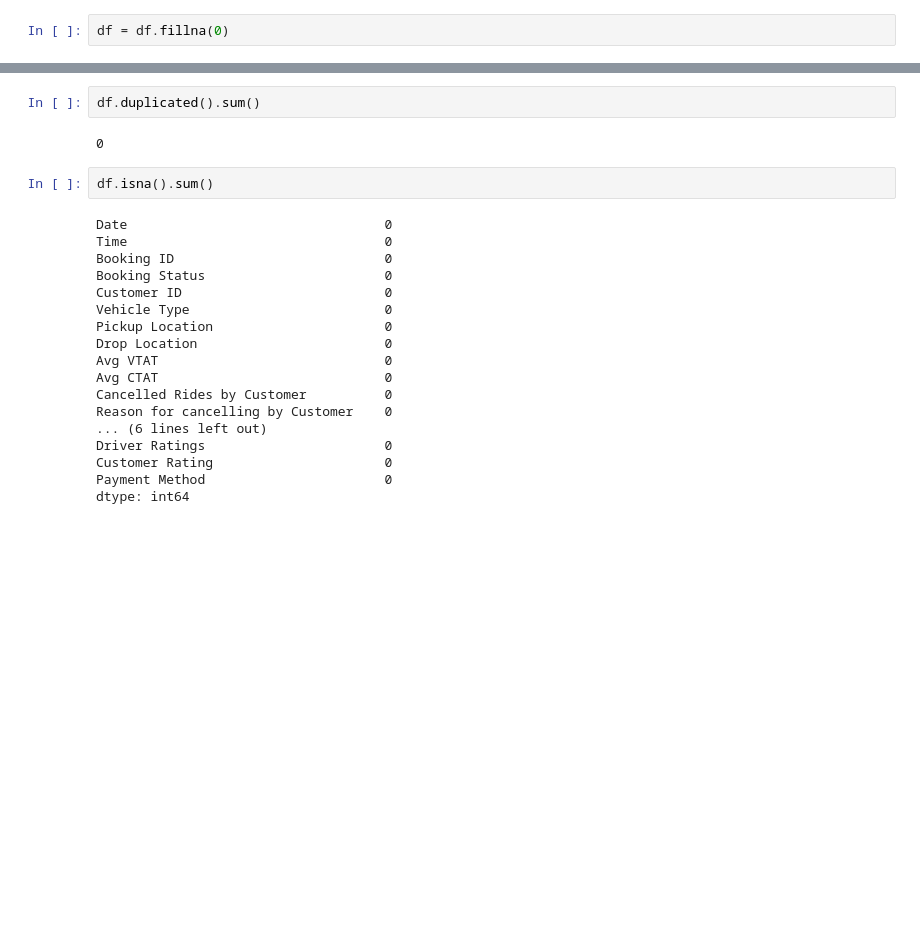
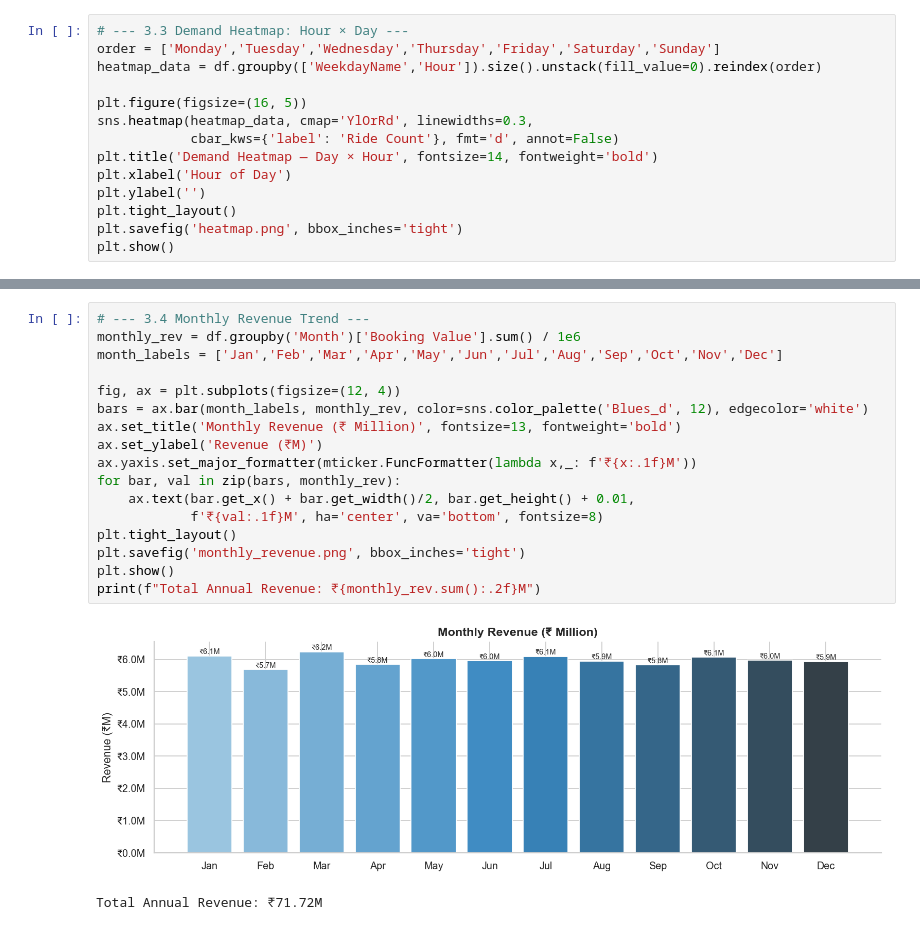
Before and after one commit to IAN-RIUA/Uber_rides, a Jupyter notebook: index.ipynb, the cells around one changed output, grey strips where cells are left out. Saved outputs shown, nothing was run; the diff lists cells and outputs as text; blank space fills up the shorter version.

```diff
--- a/index.ipynb
+++ b/index.ipynb
@@ -53,2 +153,14 @@ memory usage: 24.0+ MB
 # %%
-df = df.fillna(0)
+# --- 3.3 Demand Heatmap: Hour × Day ---
+order = ['Monday','Tuesday','Wednesday','Thursday','Friday','Saturday','Sunday']
+heatmap_data = df.groupby(['WeekdayName','Hour']).size().unstack(fill_value=0).reindex(order)
+
+plt.figure(figsize=(16, 5))
+sns.heatmap(heatmap_data, cmap='YlOrRd', linewidths=0.3,
+            cbar_kws={'label': 'Ride Count'}, fmt='d', annot=False)
+plt.title('Demand Heatmap — Day × Hour', fontsize=14, fontweight='bold')
+plt.xlabel('Hour of Day')
+plt.ylabel('')
+plt.tight_layout()
+plt.savefig('heatmap.png', bbox_inches='tight')
+plt.show()
@@ -55,24 +169,20 @@ df = df.fillna(0)
 # %%
-df.duplicated().sum()
+# --- 3.4 Monthly Revenue Trend ---
+monthly_rev = df.groupby('Month')['Booking Value'].sum() / 1e6
+month_labels = ['Jan','Feb','Mar','Apr','May','Jun','Jul','Aug','Sep','Oct','Nov','Dec']
+
+fig, ax = plt.subplots(figsize=(12, 4))
+bars = ax.bar(month_labels, monthly_rev, color=sns.color_palette('Blues_d', 12), edgecolor='white')
+ax.set_title('Monthly Revenue (₹ Million)', fontsize=13, fontweight='bold')
+ax.set_ylabel('Revenue (₹M)')
+ax.yaxis.set_major_formatter(mticker.FuncFormatter(lambda x,_: f'₹{x:.1f}M'))
+for bar, val in zip(bars, monthly_rev):
+    ax.text(bar.get_x() + bar.get_width()/2, bar.get_height() + 0.01,
+            f'₹{val:.1f}M', ha='center', va='bottom', fontsize=8)
+plt.tight_layout()
+plt.savefig('monthly_revenue.png', bbox_inches='tight')
+plt.show()
+print(f"Total Annual Revenue: ₹{monthly_rev.sum():.2f}M")
 # %% [output]
+[figure, added]
-0
+Total Annual Revenue: ₹71.72M
-# %%
-df.isna().sum()
-# %% [output]
-Date                                 0
-Time                                 0
-Booking ID                           0
-Booking Status                       0
-Customer ID                          0
-Vehicle Type                         0
-Pickup Location                      0
-Drop Location                        0
-Avg VTAT                             0
-Avg CTAT                             0
-Cancelled Rides by Customer          0
-Reason for cancelling by Customer    0
-... (6 lines left out)
-Driver Ratings                       0
-Customer Rating                      0
-Payment Method                       0
-dtype: int64
```
Also changed, not shown: parts of 27 cells of this notebook, 10 other files.
